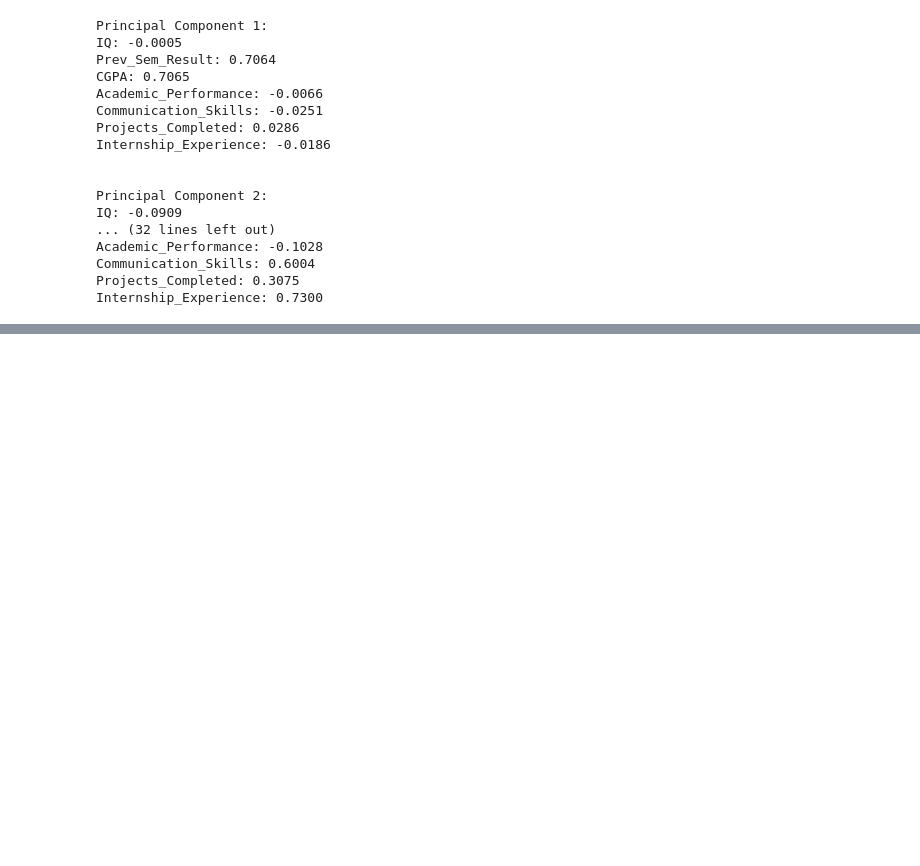
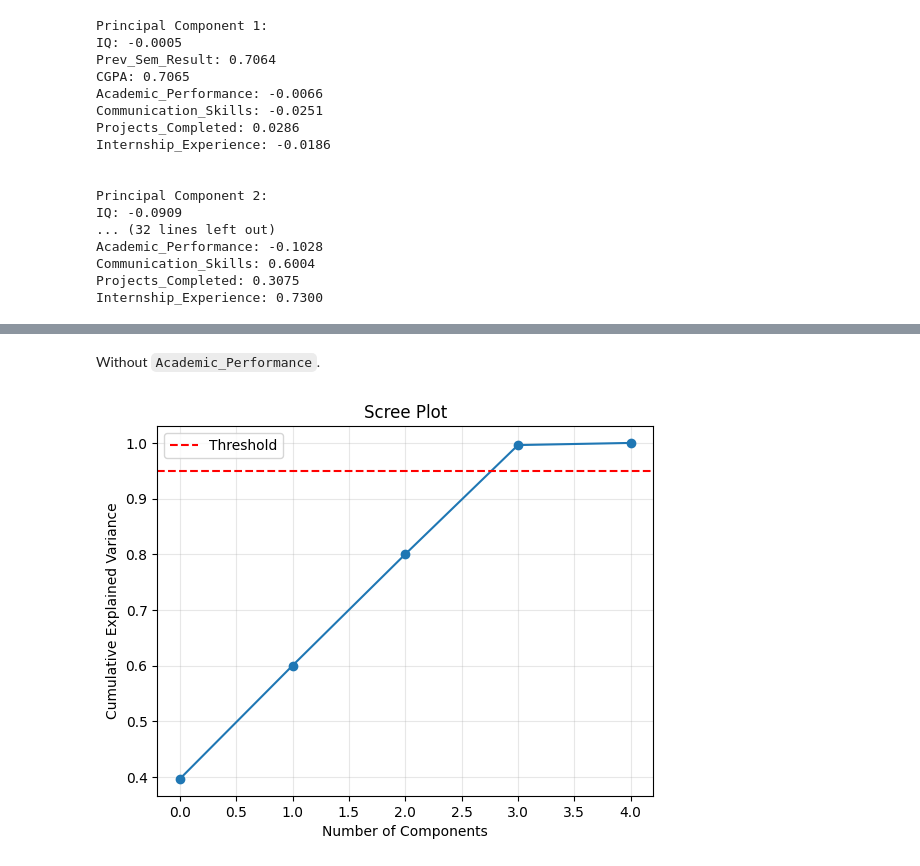
Before and after one commit to Chungj2000/DataAnalysis, a Jupyter notebook: Kaggle/College Student Placement Factors/Workbook.ipynb, the cells around one changed output, grey strips where cells are left out. Saved outputs shown, nothing was run; the diff lists cells and outputs as text; code cells hidden in the pictures; blank space fills up the shorter version.

````diff
--- a/Kaggle/College Student Placement Factors/Workbook.ipynb
+++ b/Kaggle/College Student Placement Factors/Workbook.ipynb
@@ -409,0 +473,10 @@ Where Principle Component 1 explains the most data variance, with higher indexes
+# %% [markdown]
+Without ```Academic_Performance```.
+# %%
+features_dr_academic = features_dr_communication.copy()
+features_dr_academic.remove('Academic_Performance')
+#print(features_dr_academic)
+
+pca_component_plot(std_scaler, features_dr_academic, cev_threshold)
+# %% [output]
+[figure, added]
````
Also changed, not shown: parts of 14 cells of this notebook.
